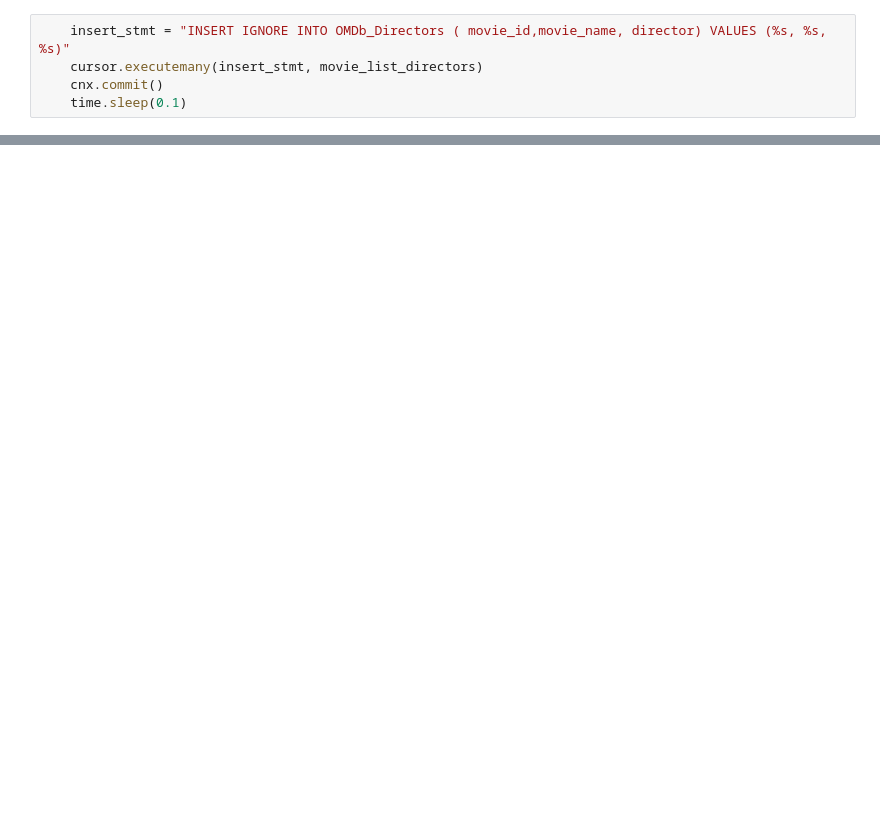
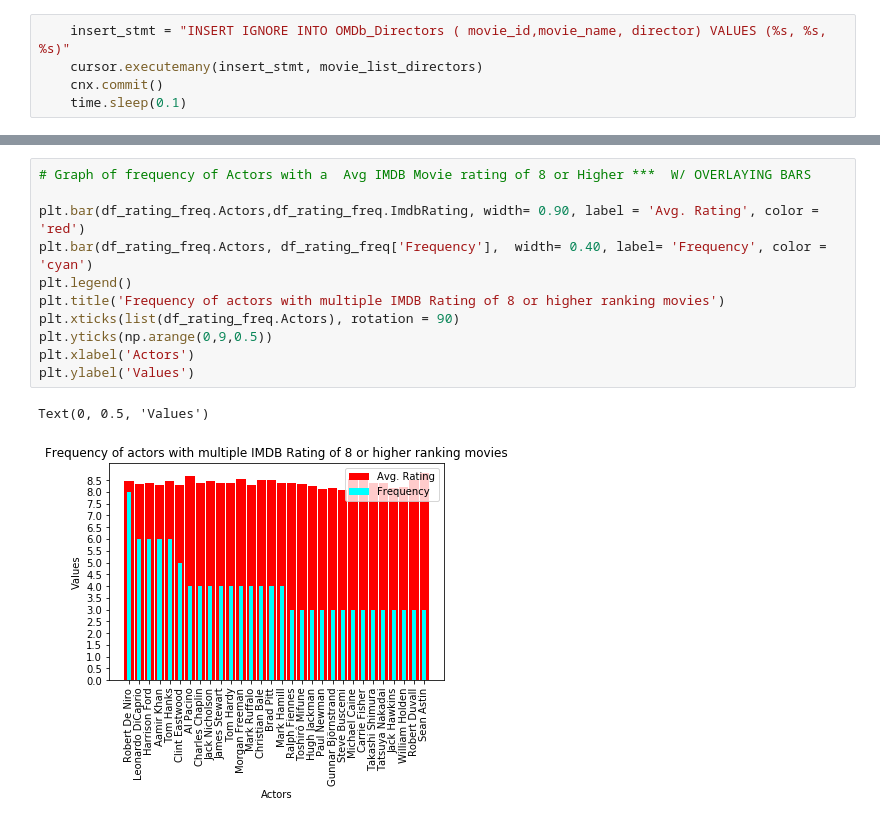
Before and after one commit to sdman135/Mod-1-Project, a Jupyter notebook: Sam_Mod-1-Web-Scraping-Project-1_new-Cleaned.ipynb, the cells around one changed output, grey strips where cells are left out. Saved outputs shown, nothing was run; the diff lists cells and outputs as text; blank space fills up the shorter version.

```diff
--- a/Sam_Mod-1-Web-Scraping-Project-1_new-Cleaned.ipynb
+++ b/Sam_Mod-1-Web-Scraping-Project-1_new-Cleaned.ipynb
@@ -364,2 +346,16 @@ Index(['imdbID', 'Title', 'Rated', 'imdbRating', 'imdbVotes', 'Metascore',
+# %%
+# Graph of frequency of Actors with a  Avg IMDB Movie rating of 8 or Higher ***  W/ OVERLAYING BARS
+
+plt.bar(df_rating_freq.Actors,df_rating_freq.ImdbRating, width= 0.90, label = 'Avg. Rating', color = 'red')
+plt.bar(df_rating_freq.Actors, df_rating_freq['Frequency'],  width= 0.40, label= 'Frequency', color = 'cyan')
+plt.legend()
+plt.title('Frequency of actors with multiple IMDB Rating of 8 or higher ranking movies')
+plt.xticks(list(df_rating_freq.Actors), rotation = 90)
+plt.yticks(np.arange(0,9,0.5))
+plt.xlabel('Actors')
+plt.ylabel('Values')
+# %% [output]
+Text(0, 0.5, 'Values')
+[figure, added]
 # %%
 # summary of the DATAFRAME
```
Also changed, not shown: parts of 35 cells of this notebook, 3 other files.
